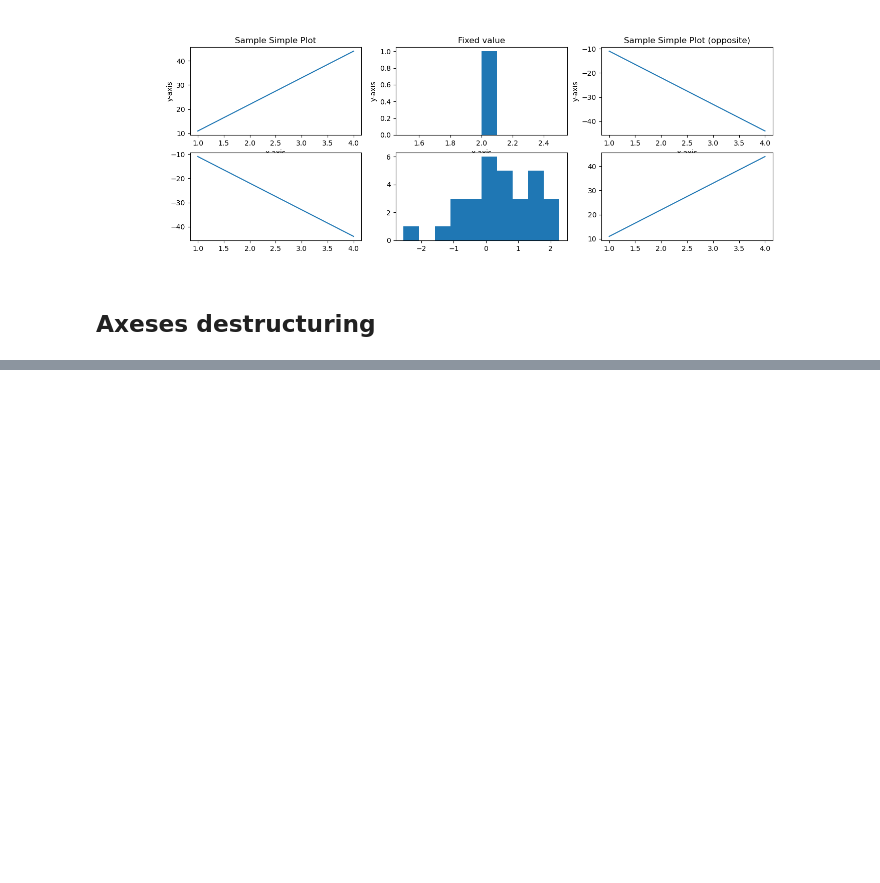
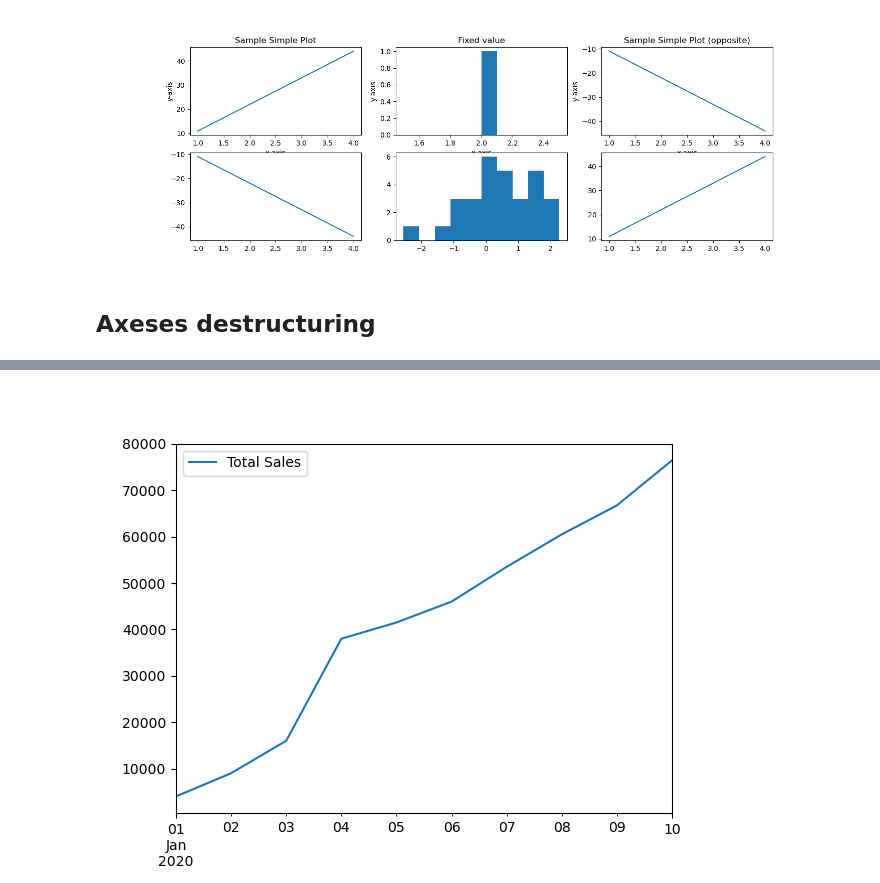
Before and after one commit to Alfablos/machine-learning-lab, a Jupyter notebook: 03_matplotlib/python/matplotlib.ipynb, the cells around one changed output, grey strips where cells are left out. Cells and saved outputs as stored; diff of their text form; code cells hidden in the pictures; blank space fills up the shorter version.

```diff
--- a/03_matplotlib/python/matplotlib.ipynb
+++ b/03_matplotlib/python/matplotlib.ipynb
@@ -54,0 +119,4 @@ Text(0.5, 0, 'x-vals')
+# %%
+sales.plot(x='Sale Date', y='Total Sales');
+# %% [output]
+[figure, added]
```
Also changed, not shown: parts of 16 cells of this notebook, 1 other file.
